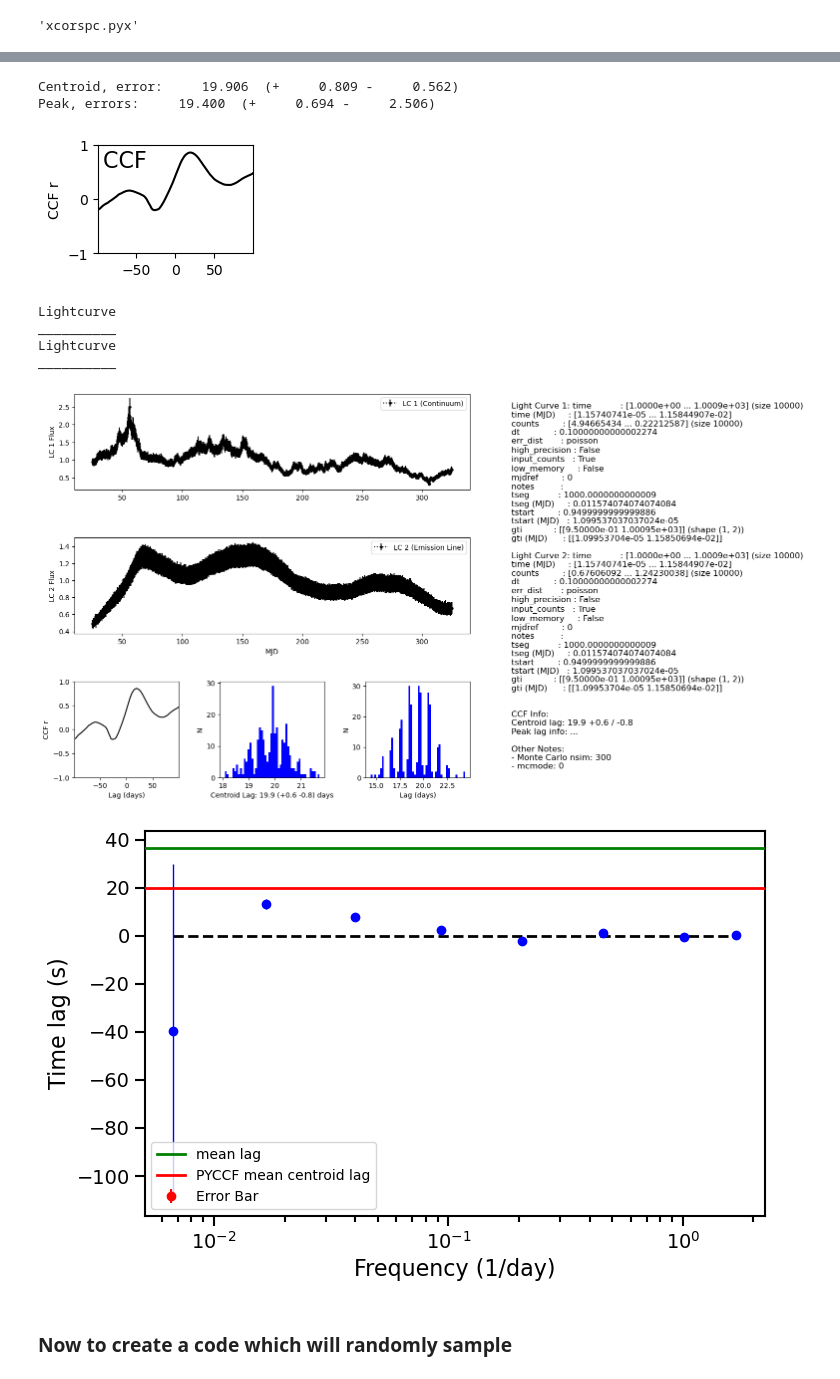
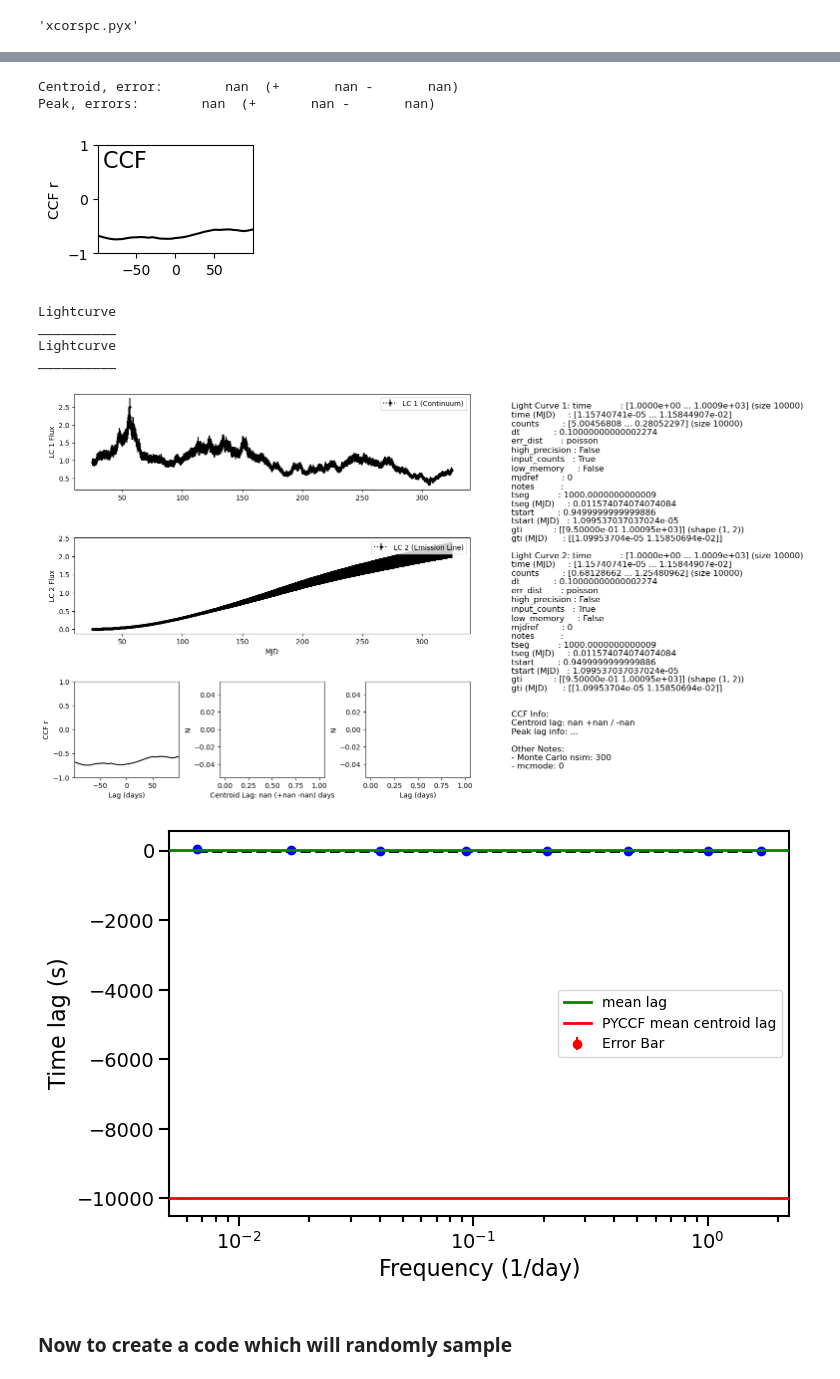
Before and after one commit to aeoj01-cpu/AGN_mapping, a Jupyter notebook: notebooks/lightcurve_simulations_1.ipynb, the cells around one changed output, grey strips where cells are left out. Drawn from its saved outputs; the diff is of its cells as text; code cells hidden in the pictures.

```diff
--- a/notebooks/lightcurve_simulations_1.ipynb
+++ b/notebooks/lightcurve_simulations_1.ipynb
@@ -198,12 +198,20 @@ with open(file_path, 'r') as file:
 time = np.array(column1_data)/(24*3600)
 flux = np.array(column2_data)
 # %%
-dt = 21600  # seconds corresponds to 6 hours
-exposure = 1400  #length of array = days/6hours number of time bins
-times = (np.linspace(1, exposure+1, num = 1400)*dt)/(24*3600) # converted to days equal to 1 year
+#dt = 21600  # seconds corresponds to 6 hours
+#exposure = 1400  #length of array = days/6hours number of time bins
+#times = (np.linspace(1, exposure+1, num = 1400)*dt)/(24*3600) # converted to days equal to 1 year
+dt_days = 0.01   # instead of 0.25
+times = np.arange(1, 35000) * dt_days
 S = 1
 M = np.log(13.9)
 #frequency = 2
 
 
-BLR = 1/(S*np.sqrt(2*np.pi*times))*np.exp(-(np.log(times)-M)**2/(2*(S**2)))
+BLR = 1/(S*times*np.sqrt(2*np.pi))*np.exp(-(np.log(times)-M)**2/(2*(S**2)))
+
+
+
+
+print(BLR)
+print(times)
@@ -277,7 +296,7 @@ sd_lc4_BLR = np.std(lc4_BLR.counts)
 sd_lc4 = np.std(lc4.counts)
 
 # define gaussian noise
-SN = 100
+SN = 1000
 
 #normalising
 lc4_BLRN = lc4_BLR.counts / mean_lc4_BLR
@@ -487,8 +506,8 @@ peaktau_uperr = (stats.scoreatpercentile(tlags_peak, perclim))-centau
 peaktau_loerr = centau-(stats.scoreatpercentile(tlags_peak, (100.-perclim)))
 print ('Peak, errors: %10.3f  (+%10.3f -%10.3f)'%(peaktau, peaktau_uperr, peaktau_loerr))
 # %% [output]
-Centroid, error:     19.906  (+     0.809 -     0.562)
-Peak, errors:     19.400  (+     0.694 -     2.506)
+Centroid, error:        nan  (+       nan -       nan)
+Peak, errors:        nan  (+       nan -       nan)
 # %%
 ##########################################
 #Plot the Light curves, CCF, CCCD, and CCPD
@@ -514,7 +533,7 @@ ax2.plot(lag, r, color = 'k')
 
 plt.show()
 # %% [output]
-[figure, old version]
+[figure, new version]
 # %%
 import matplotlib.pyplot as plt
 from matplotlib.gridspec import GridSpec
@@ -584,32 +603,32 @@ Lightcurve
 __________
 Lightcurve
 __________
-[figure, old version]
+[figure, new version]
 # %%
 fig, ax = plt.subplots(1,1,figsize=(8,5))
 ax.hlines(0, log_rb_cs4_N.freq[0], log_rb_cs4_N.freq[-1], color='black', linestyle='dashed', lw=2)
 ax.errorbar(log_rb_cs4_N.freq, freq_lags4_N, yerr=freq_lags_err4_N,fmt="o", lw=1, color='blue')
 ax.set_xlabel("Frequency (1/day)", fontproperties=font_prop)
 ax.set_ylabel("Time lag (s)", fontproperties=font_prop)
 ax.tick_params(axis='x', labelsize=14)
 ax.tick_params(axis='y', labelsize=14)
 ax.tick_params(which='major', width=1.5, length=7)
 ax.tick_params(which='minor', width=1.5, length=4)
 for axis in ['top', 'bottom', 'left', 'right']:
     ax.spines[axis].set_linewidth(1.5)
 plt.semilogx()
 plt.axhline(mean_lag, label="mean lag", lw=2, color='green', zorder=10)
 plt.axhline(tlag_centroid, label="PYCCF mean centroid lag", lw=2, color='red', zorder=10)
 plt.errorbar(x=0, y=tlag_centroid, yerr=[[centau_uperr],[centau_loerr]], color='red', fmt='o', label='Error Bar')
 plt.legend()
 
 
 # Include noise value in the filename
-filename = os.path.join('FreqLag_plot_%s' % str(SN)+'.png')
+filename = os.path.join(r'C:\Users\Annie.LAPTOP-NJ5KV9M1\AGN_mapping\data', f'FreqLag_plot_{SN}.png')
 plt.savefig(filename,format = 'png', orientation = 'landscape', bbox_inches = 'tight')
 
 plt.show()
 # %% [output]
-[figure, old version]
+[figure, new version]
 # %% [markdown]
 ### Now to create a code which will randomly sample
```
Also changed, not shown: parts of 13 cells of this notebook, 4 other files.
